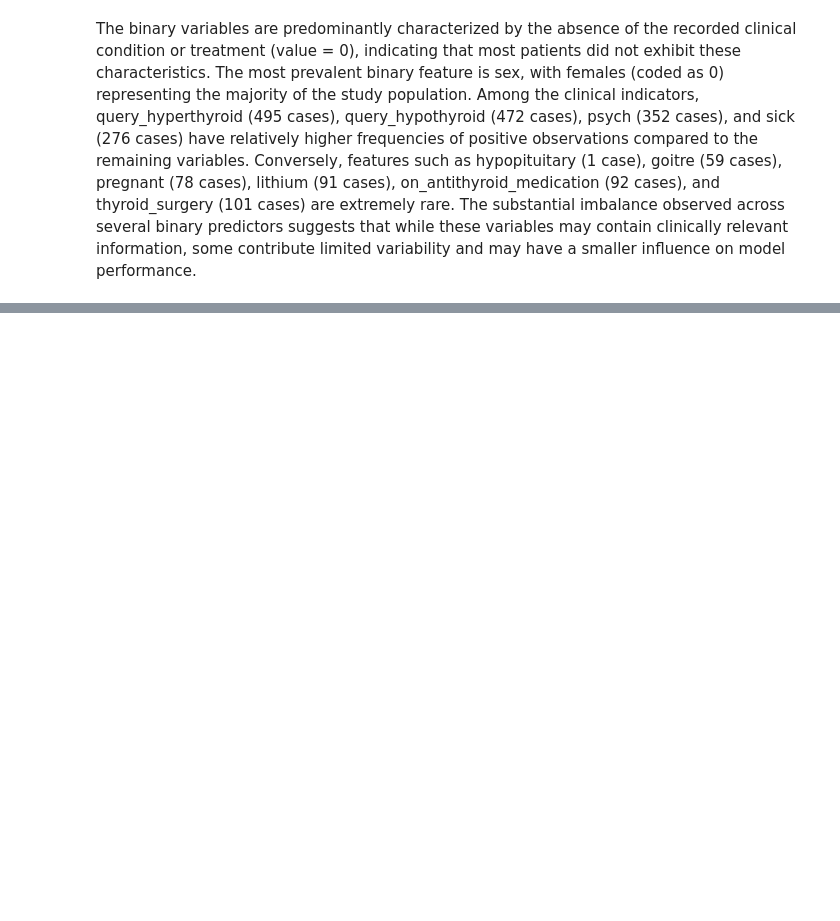
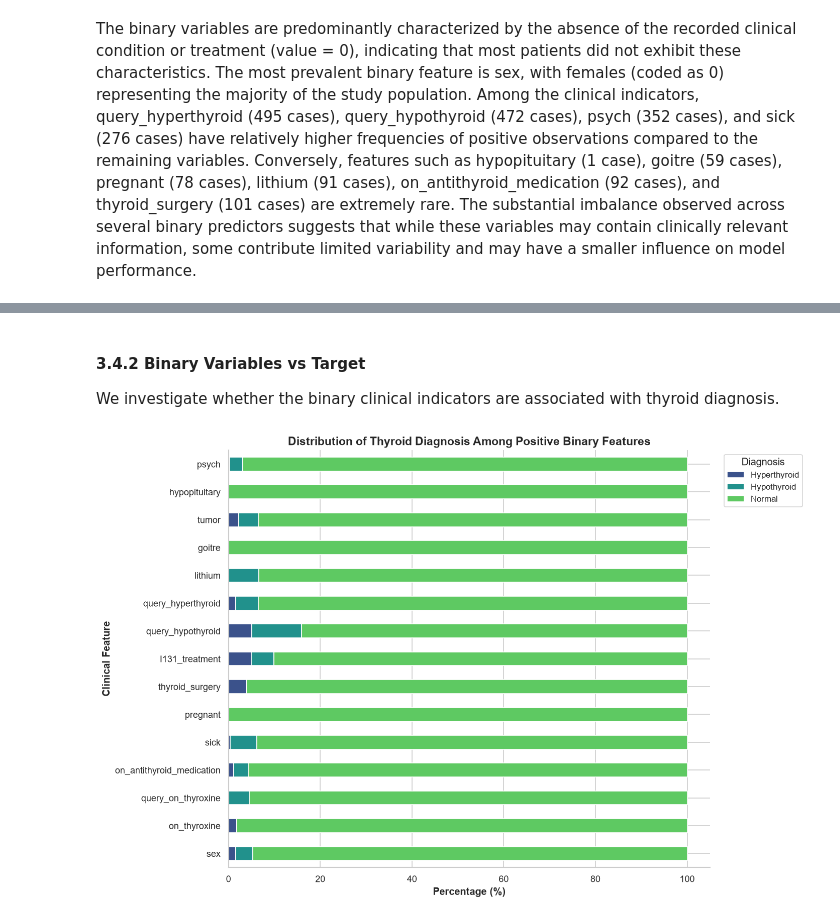
Before and after one commit to byegond-beep/Multi-class-Thyroid-Disease-Classification, a Jupyter notebook: notebook.ipynb, the cells around one changed output, grey strips where cells are left out. Cells and saved outputs as stored; diff of their text form; code cells hidden in the pictures; blank space fills up the shorter version.

Commit message:
Binary Analysis

```diff
--- a/notebook.ipynb
+++ b/notebook.ipynb
@@ -752,0 +793,20 @@ The binary variables are predominantly characterized by the absence of the recor
+# %%
+kruskal_results = []
+
+for feature in numerical_features:
+
+    stat, p = stats.kruskal(
+        df[df["class"] == 1][feature],
+        df[df["class"] == 2][feature],
+        df[df["class"] == 3][feature]
+    )
+
+    kruskal_results.append({
+        "Feature": feature,
+        "Statistic": stat,
+        "p-value": p
+    })
+
+kruskal_results = pd.DataFrame(kruskal_results)
+
+kruskal_results
@@ -752,0 +823,48 @@ The binary variables are predominantly characterized by the absence of the recor
+# %% [markdown]
+#### 3.4.2 Binary Variables vs Target
+
+We investigate whether the binary clinical indicators are associated with thyroid diagnosis.
+# %%
+# Calculate percentage distribution for positive (Yes = 1) cases
+plot_data = []
+
+for feature in binary_features:
+    temp = (
+        df[df[feature] == 1]["class"]
+        .value_counts(normalize=True)
+        .reindex([1, 2, 3], fill_value=0) * 100
+    )
+
+    plot_data.append(temp)
+
+plot_df = pd.DataFrame(
+    plot_data,
+    index=binary_features
+)
+
+plot_df.columns = ["Hyperthyroid", "Hypothyroid", "Normal"]
+
+# Horizontal stacked bar chart
+ax = plot_df.plot(
+    kind="barh",
+    stacked=True,
+    figsize=(12, 8),
+    color=sns.color_palette("viridis", 3)
+)
+
+plt.title(
+    "Distribution of Thyroid Diagnosis Among Positive Binary Features"
+)
+plt.xlabel("Percentage (%)")
+plt.ylabel("Clinical Feature")
+
+plt.legend(
+    title="Diagnosis",
+    bbox_to_anchor=(1.02, 1),
+    loc="upper left"
+)
+
+plt.tight_layout()
+plt.show()
+# %% [output]
+[figure, added]
```
Also changed, not shown: parts of 12 cells of this notebook.
